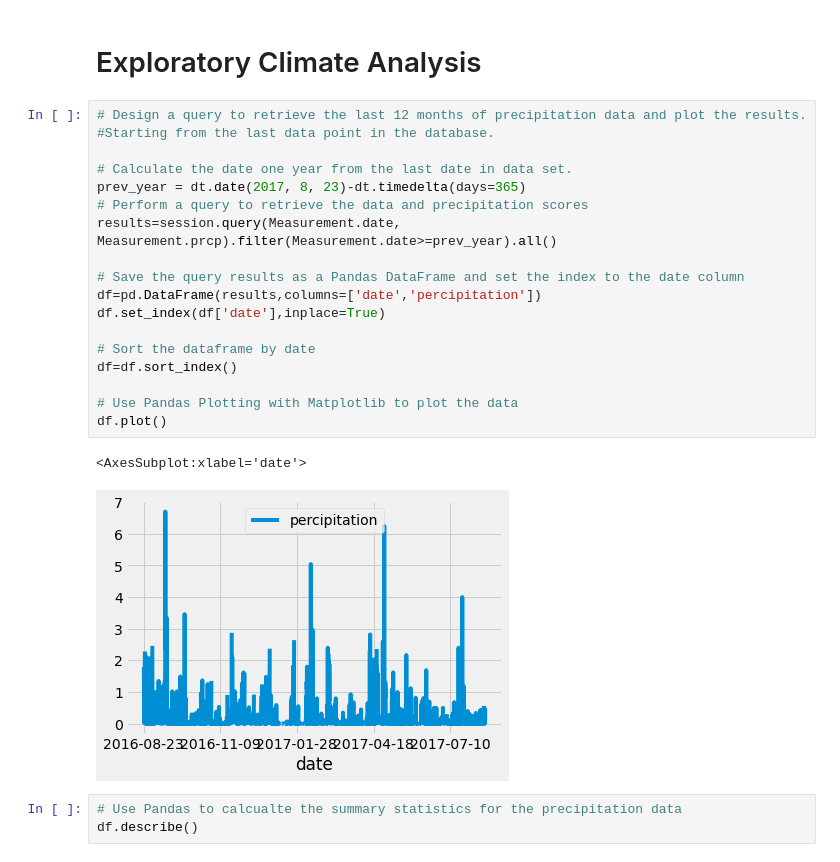
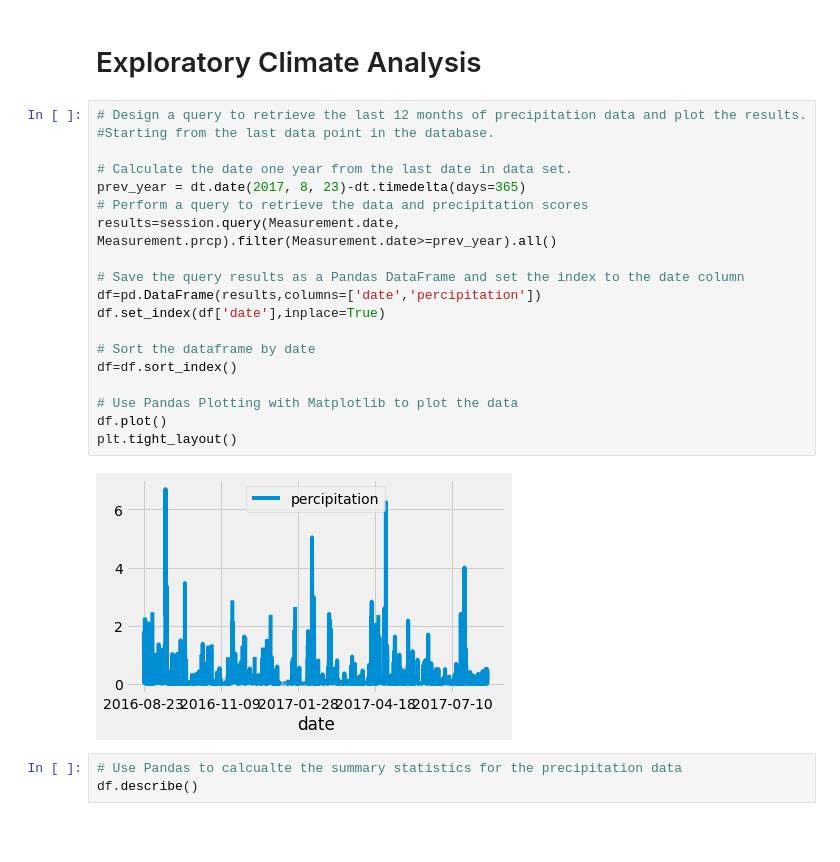
Before and after one commit to lmacera/surfs_up, a Jupyter notebook: climate_analysis.ipynb, the cells around one changed output. Cells and saved outputs as stored; diff of their text form; blank space fills up the shorter version.

```diff
--- a/climate_analysis.ipynb
+++ b/climate_analysis.ipynb
@@ -40,24 +40,24 @@ session=Session(engine)
 # %%
 # Design a query to retrieve the last 12 months of precipitation data and plot the results.
 #Starting from the last data point in the database.
 
 # Calculate the date one year from the last date in data set.
 prev_year = dt.date(2017, 8, 23)-dt.timedelta(days=365)
 # Perform a query to retrieve the data and precipitation scores
 results=session.query(Measurement.date, Measurement.prcp).filter(Measurement.date>=prev_year).all()
 
 # Save the query results as a Pandas DataFrame and set the index to the date column
 df=pd.DataFrame(results,columns=['date','percipitation'])
 df.set_index(df['date'],inplace=True)
 
 # Sort the dataframe by date
 df=df.sort_index()
 
 # Use Pandas Plotting with Matplotlib to plot the data
 df.plot()
+plt.tight_layout()
 # %% [output]
-<AxesSubplot:xlabel='date'>
-[figure, old version]
+[figure, new version]
 # %%
 # Use Pandas to calcualte the summary statistics for the precipitation data
 df.describe()
```
Also changed, not shown: parts of 4 cells of this notebook.
